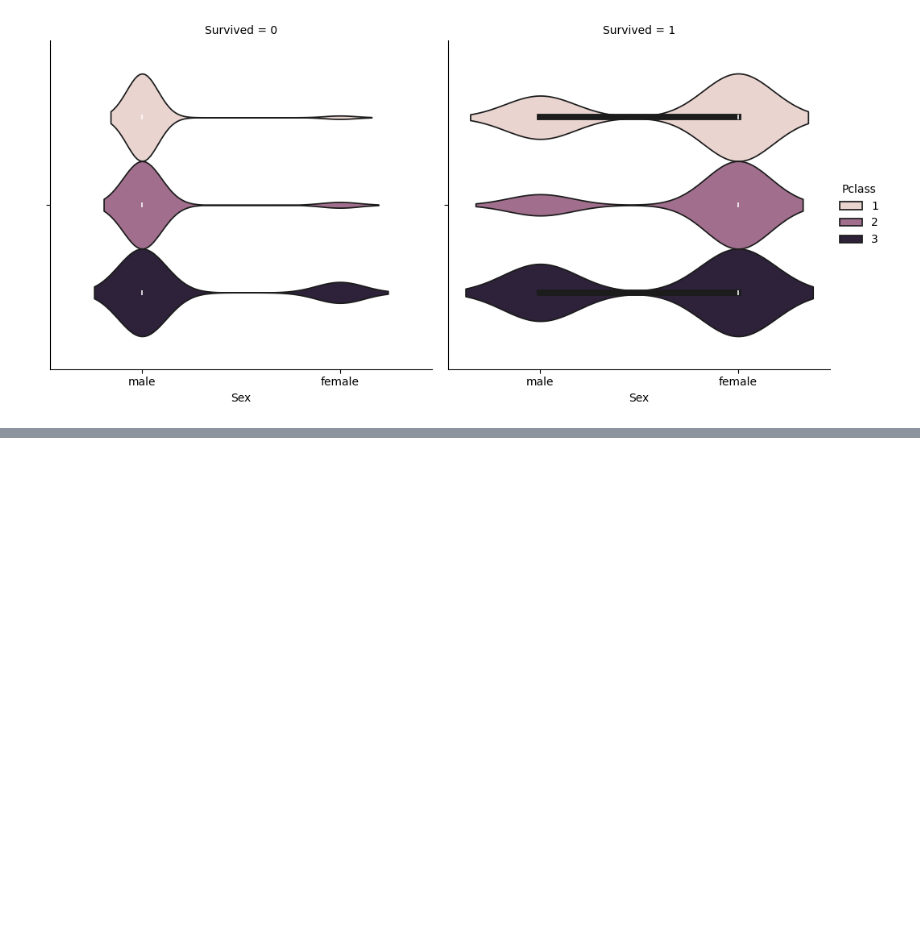
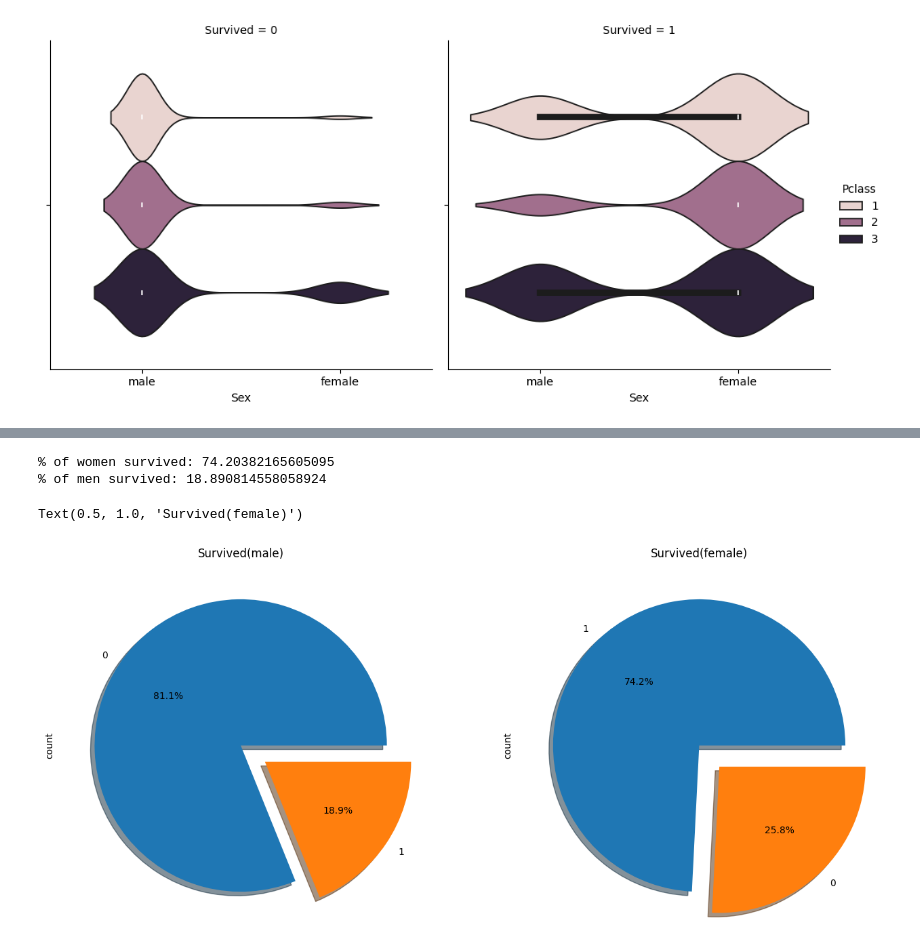
Before and after one commit to Morurifaith/Titanic-Git-training, a Jupyter notebook: Titanic.ipynb, the cells around one changed output, grey strips where cells are left out. Saved outputs shown, nothing was run; the diff lists cells and outputs as text; code cells hidden in the pictures; blank space fills up the shorter version.

```diff
--- a/Titanic.ipynb
+++ b/Titanic.ipynb
@@ -169,0 +182,15 @@ sns.catplot(x='Sex', col='Survived', kind='violin', hue='Pclass', data=df_train)
+# %%
+print("% of women survived:", (df_train[df_train.Sex=='female'].Survived.sum()/df_train[df_train.Sex=='female'].Survived.count())*100)
+print("% of men survived:", (df_train[df_train.Sex=='male'].Survived.sum()/df_train[df_train.Sex=='male'].Survived.count())*100)
+# %% [output]
+% of women survived: 74.20382165605095
+% of men survived: 18.890814558058924
+# %%
+f, ax= plt.subplots(1,2,figsize=(16,7))
+df_train['Survived'][df_train['Sex']=='male'].value_counts().plot.pie(explode=[0,0.2], autopct='%1.1f%%', ax=ax[0],shadow=True)
+df_train['Survived'][df_train['Sex']=='female'].value_counts().plot.pie(explode=[0,0.2], autopct='%1.1f%%', ax=ax[1],shadow=True)
+ax[0].set_title('Survived(male)')
+ax[1].set_title('Survived(female)')
+# %% [output]
+Text(0.5, 1.0, 'Survived(female)')
+[figure, added]
```
Also changed, not shown: parts of 8 cells of this notebook.
